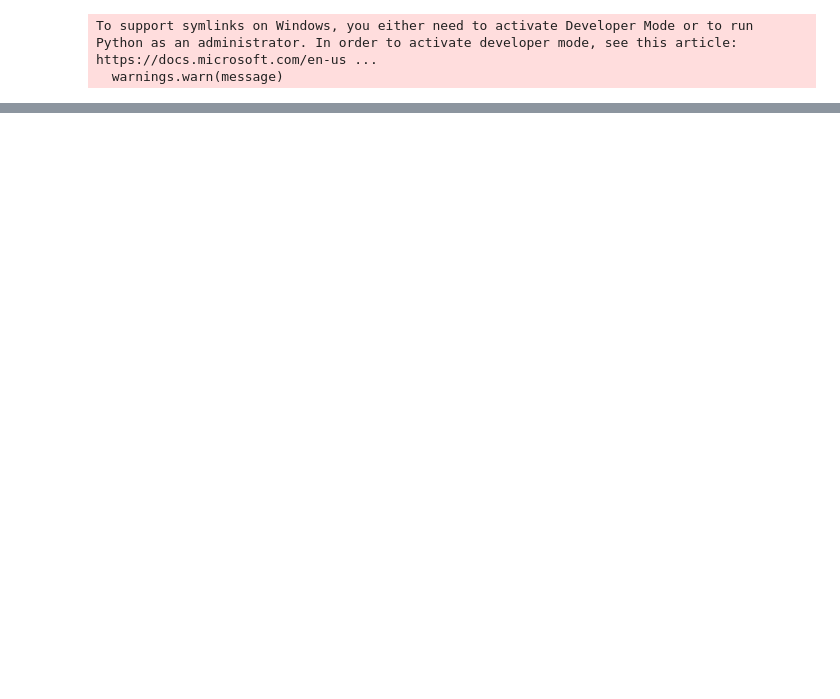
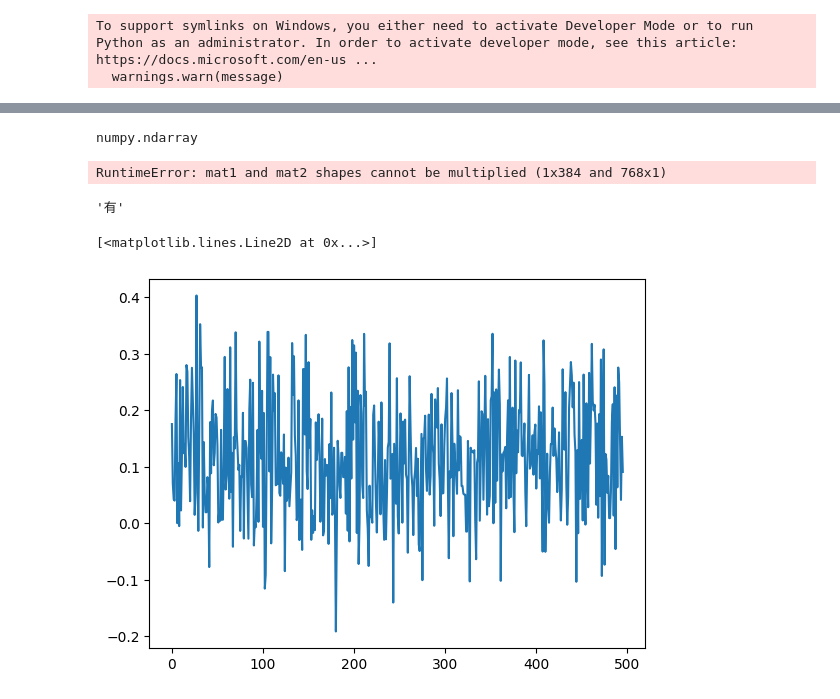
Before and after one commit to brianjohnson555/text_simplification, a Jupyter notebook: src/read_website.ipynb, the cells around one changed output, grey strips where cells are left out. Drawn from its saved outputs; the diff is of its cells as text; code cells hidden in the pictures; blank space fills up the shorter version.

```diff
--- a/src/read_website.ipynb
+++ b/src/read_website.ipynb
@@ -61,0 +73,13 @@ HSK.head()
+# %%
+HSK_nums = ['1', '2', '3', '4', '5', '6', '7_9']
+
+HSK2 = pd.DataFrame()
+for hsk in HSK_nums:
+    hsk_df = pd.read_csv("../data/Chinese/HSK/HSK"+hsk+".tsv", sep="\t", header=None)
+    hsk_df.drop(0, axis=1, inplace=True)
+    hsk_df.rename(columns={1: "character", 2: "pinyin", 3: "definition"}, inplace=True)
+    hsk_df.insert(loc=2,column="HSK",value=[hsk]*hsk_df.shape[0])
+    hsk_df["embedding"] = hsk_df["definition"].map(model2.encode)
+    HSK2 = pd.concat([HSK, hsk_df])
+HSK2.reset_index(inplace=True, drop=True)
+HSK2.head()
@@ -74,0 +106,3 @@ tokens_pd.iloc[0,0]
+# %%
+tokens_embed = pd.merge(left=tokens_pd, right=HSK, how='inner', on="character")
+tokens_embed2 = pd.merge(left=tokens_pd, right=HSK2, how='inner', on="character")
@@ -74,0 +120,3 @@ tokens_pd.iloc[0,0]
+# %%
+tokens_embed.dropna(inplace=True)
+tokens_embed2.dropna(inplace=True)
@@ -74,0 +132,26 @@ tokens_pd.iloc[0,0]
+# %%
+type(tokens_embed.iloc[0,4])
+# %% [output]
+numpy.ndarray
+# %%
+cos_sim = []
+for ii in range(1,tokens_embed.index.size):
+    cos_sim.append(model1.similarity(tokens_embed.iloc[0,4], tokens_embed.iloc[ii,4])[0][0].float())
+
+cos_sim2 = []
+for ii in range(1,tokens_embed.index.size):
+    cos_sim2.append(model2.similarity(tokens_embed2.iloc[0,4], tokens_embed2.iloc[ii,4])[0][0].float())
+# %% [output]
+RuntimeError: mat1 and mat2 shapes cannot be multiplied (1x384 and 768x1)
+# %%
+tokens_embed.iloc[int(np.argmax(cos_sim)),0]
+# %% [output]
+'有'
+# %%
+import matplotlib.pyplot as plt
+
+plt.plot(cos_sim)
+plt.plot(cos_sim2)
+# %% [output]
+[<matplotlib.lines.Line2D at 0x...>]
+[figure, added]
```
Also changed, not shown: parts of 11 cells of this notebook.
